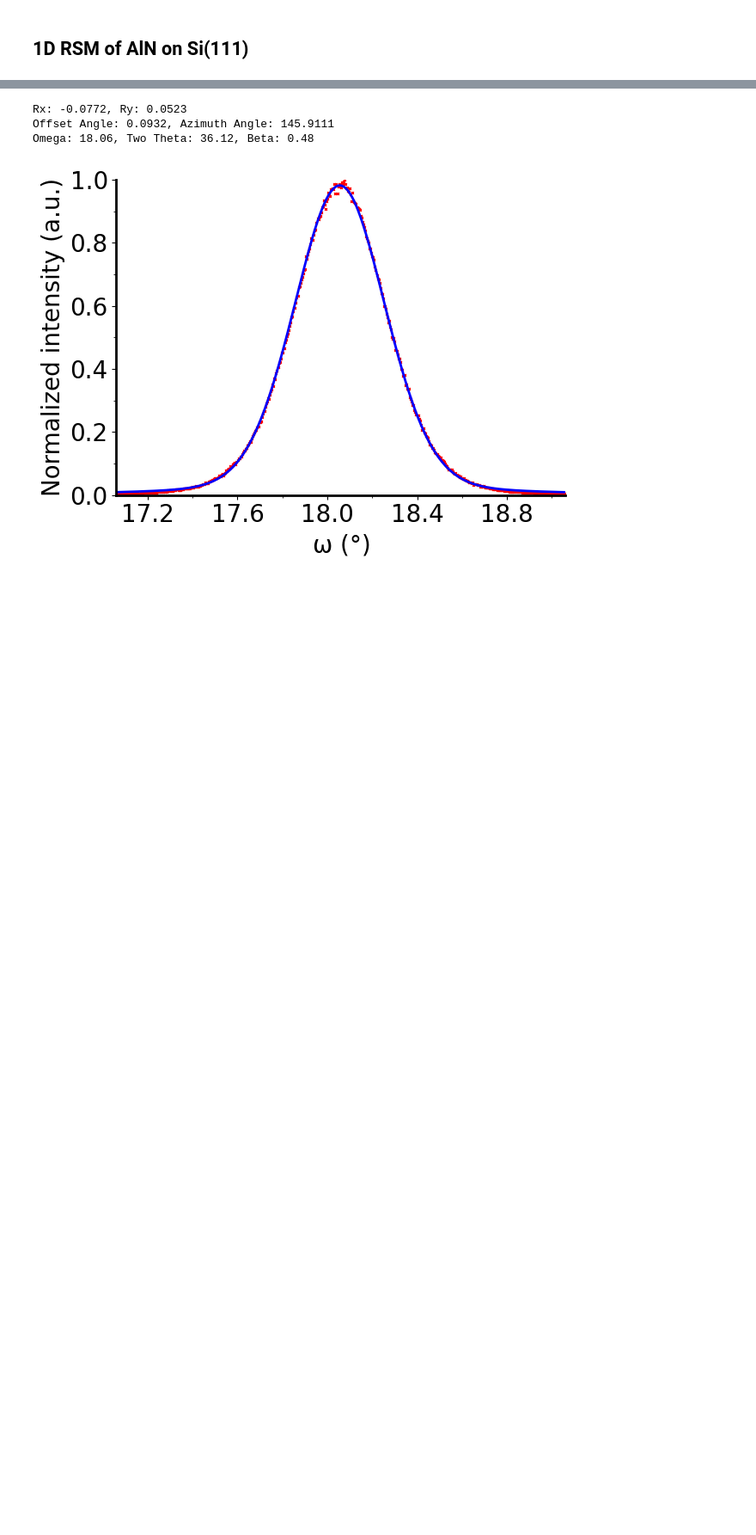
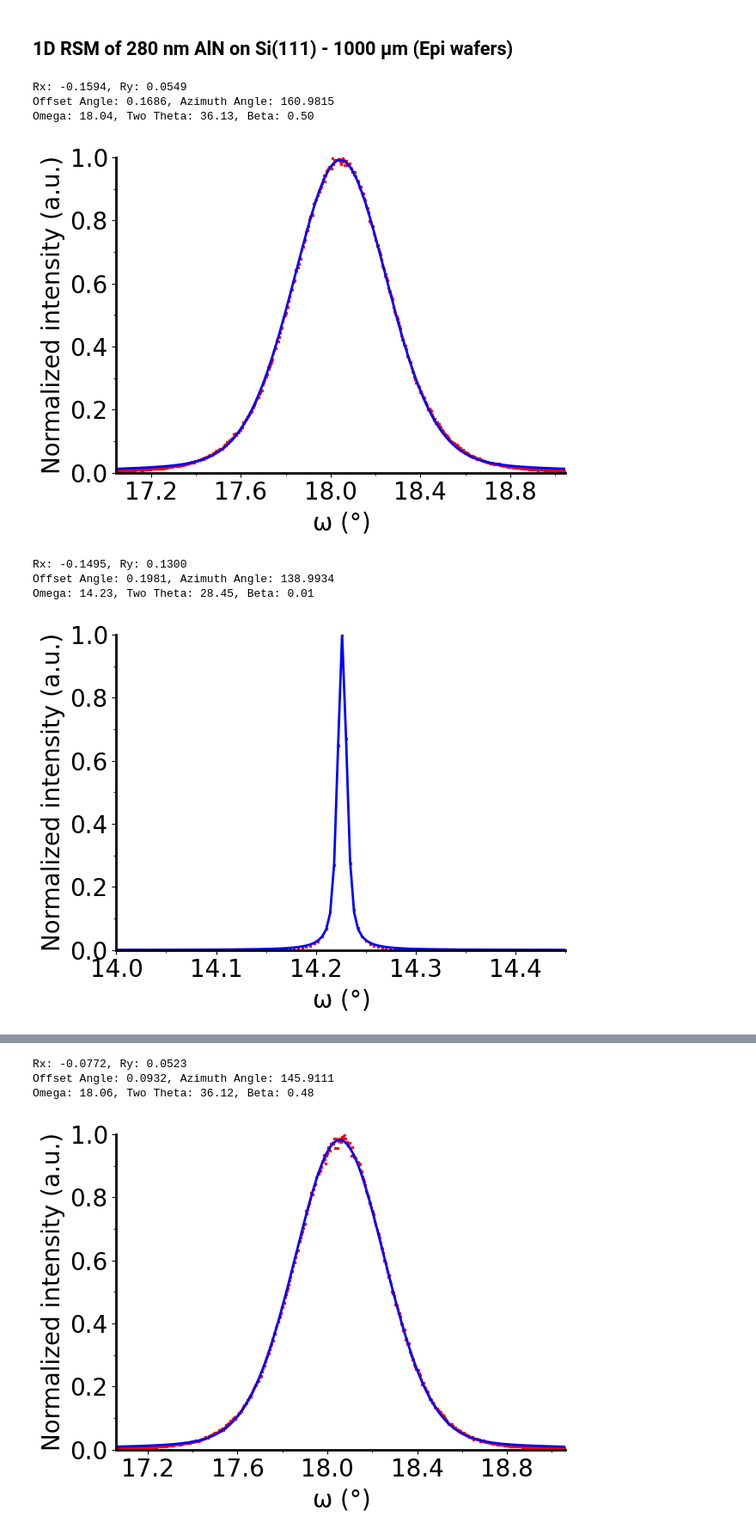
Before and after one commit to josefmtd/rigaku_smartlab, a Jupyter notebook: notebooks/2-JS-AlN_on_Si_HRXRD_RSM.ipynb, the cells around one changed output, grey strips where cells are left out. Shown at 86% size. Cells and saved outputs as stored; diff of their text form; code cells hidden in the pictures; blank space fills up the shorter version.

```diff
--- a/notebooks/2-JS-AlN_on_Si_HRXRD_RSM.ipynb
+++ b/notebooks/2-JS-AlN_on_Si_HRXRD_RSM.ipynb
@@ -124,4 +130,24 @@ def reciprocal_space_map_1D(list_files, use_rlu = False, xlim = None, ylim = Non
     plt.title(title, fontsize=label_size)
     plt.tight_layout()
 # %% [markdown]
-## 1D RSM of AlN on Si(111)
+## 1D RSM of 280 nm AlN on Si(111) - 1000 µm (Epi wafers)
+# %%
+aln_0002_fit = pseudo_voigt(
+    '../data/raw/20250512_M3-0949-C_AlN_0002.ras',
+    normalized = True, verbose = True, plot = True,
+)
+
+si_111_fit = pseudo_voigt(
+    '../data/raw/20250512_M3-0949-C_Si_111.ras',
+    normalized = True, verbose = True, plot = True,
+    xlim = (14., 14.45)
+)
+# %% [output]
+Rx: -0.1594, Ry: 0.0549
+Offset Angle: 0.1686, Azimuth Angle: 160.9815
+Omega: 18.04, Two Theta: 36.13, Beta: 0.50
+[figure, added]
+Rx: -0.1495, Ry: 0.1300
+Offset Angle: 0.1981, Azimuth Angle: 138.9934
+Omega: 14.23, Two Theta: 28.45, Beta: 0.01
+[figure, added]
```
Also changed, not shown: parts of 13 cells of this notebook, 1 other file.
